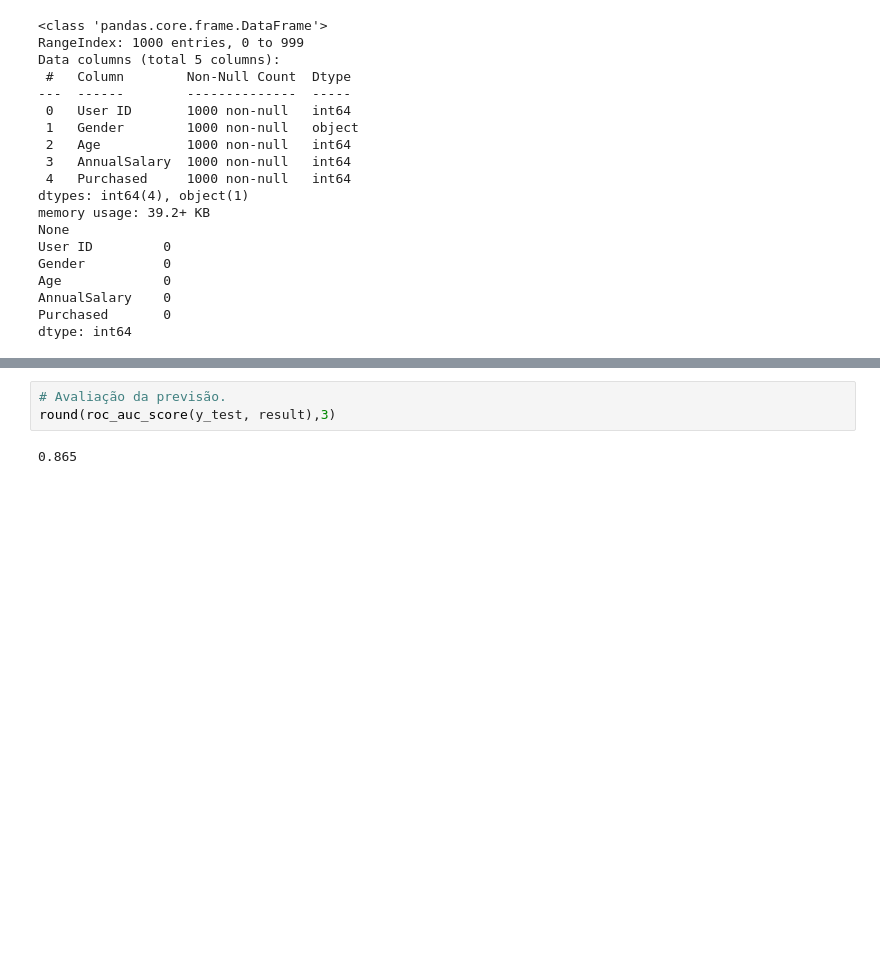
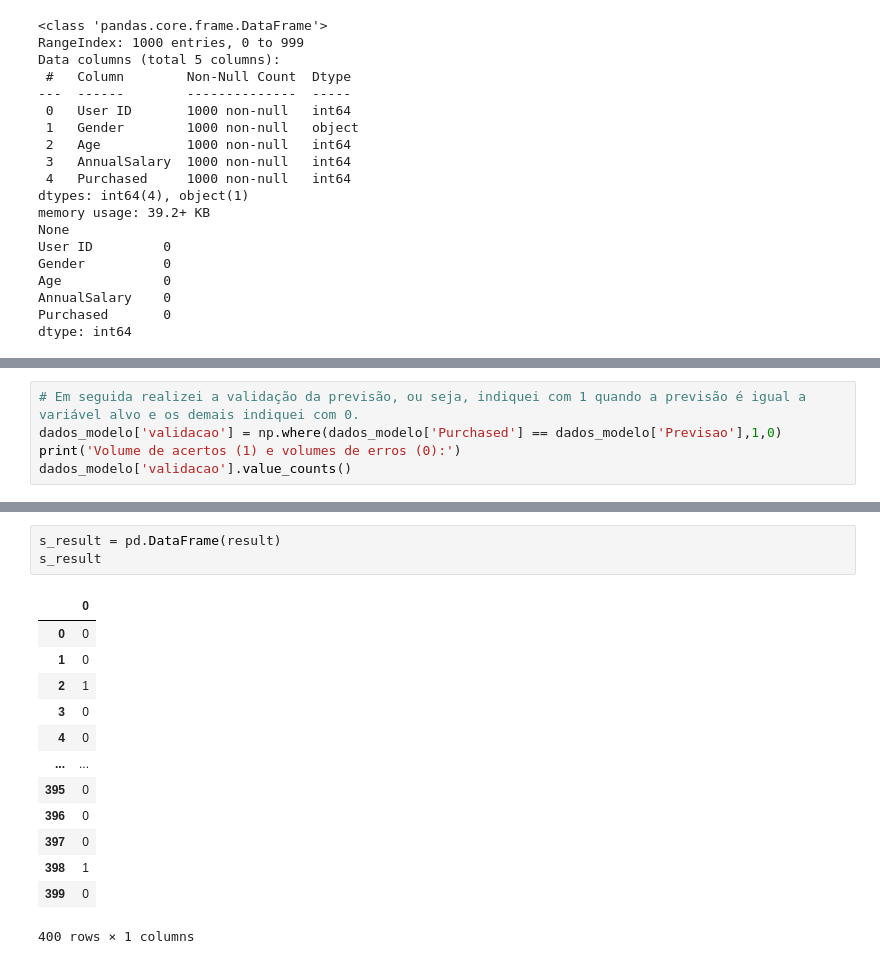
Before and after one commit to filipecarbonera/Cars_Purchase_Decision, a Jupyter notebook: car_purchase_decision_notebook.ipynb, the cells around one changed output, grey strips where cells are left out. Cells and saved outputs as stored; diff of their text form; blank space fills up the shorter version.

```diff
--- a/car_purchase_decision_notebook.ipynb
+++ b/car_purchase_decision_notebook.ipynb
@@ -122,0 +174,5 @@ dados_modelo.head()
+# %%
+# Em seguida realizei a validação da previsão, ou seja, indiquei com 1 quando a previsão é igual a variável alvo e os demais indiquei com 0.
+dados_modelo['validacao'] = np.where(dados_modelo['Purchased'] == dados_modelo['Previsao'],1,0)
+print('Volume de acertos (1) e volumes de erros (0):')
+dados_modelo['validacao'].value_counts()
@@ -180,5 +249,17 @@ array([0, 1, 1, 1, 0, 1, 1, 0, 0, 1, 1, 0, 1, 0, 1, 1, 0, 1, 0, 1, 0, 0,
-# %%
-# Avaliação da previsão.
-round(roc_auc_score(y_test, result),3)
-# %% [output]
-0.865
+# %%
+s_result = pd.DataFrame(result)
+s_result
+# %% [output]
+|  | 0 |
+| 0 | 0 |
+| 1 | 0 |
+| 2 | 1 |
+| 3 | 0 |
+| 4 | 0 |
+| ... | ... |
+| 395 | 0 |
+| 396 | 0 |
+| 397 | 0 |
+| 398 | 1 |
+| 399 | 0 |
+400 rows × 1 columns
```
Also changed, not shown: parts of 24 cells of this notebook.
